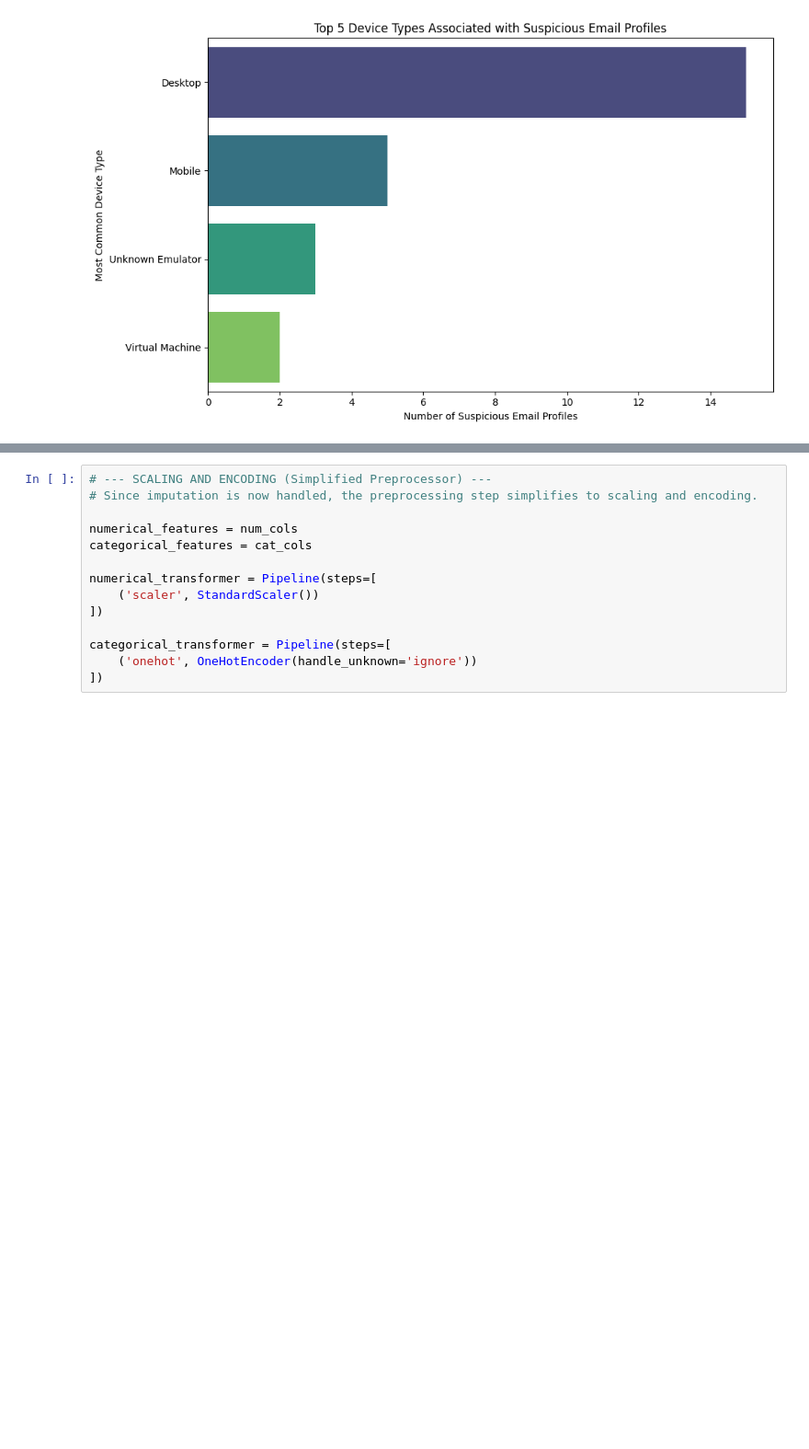
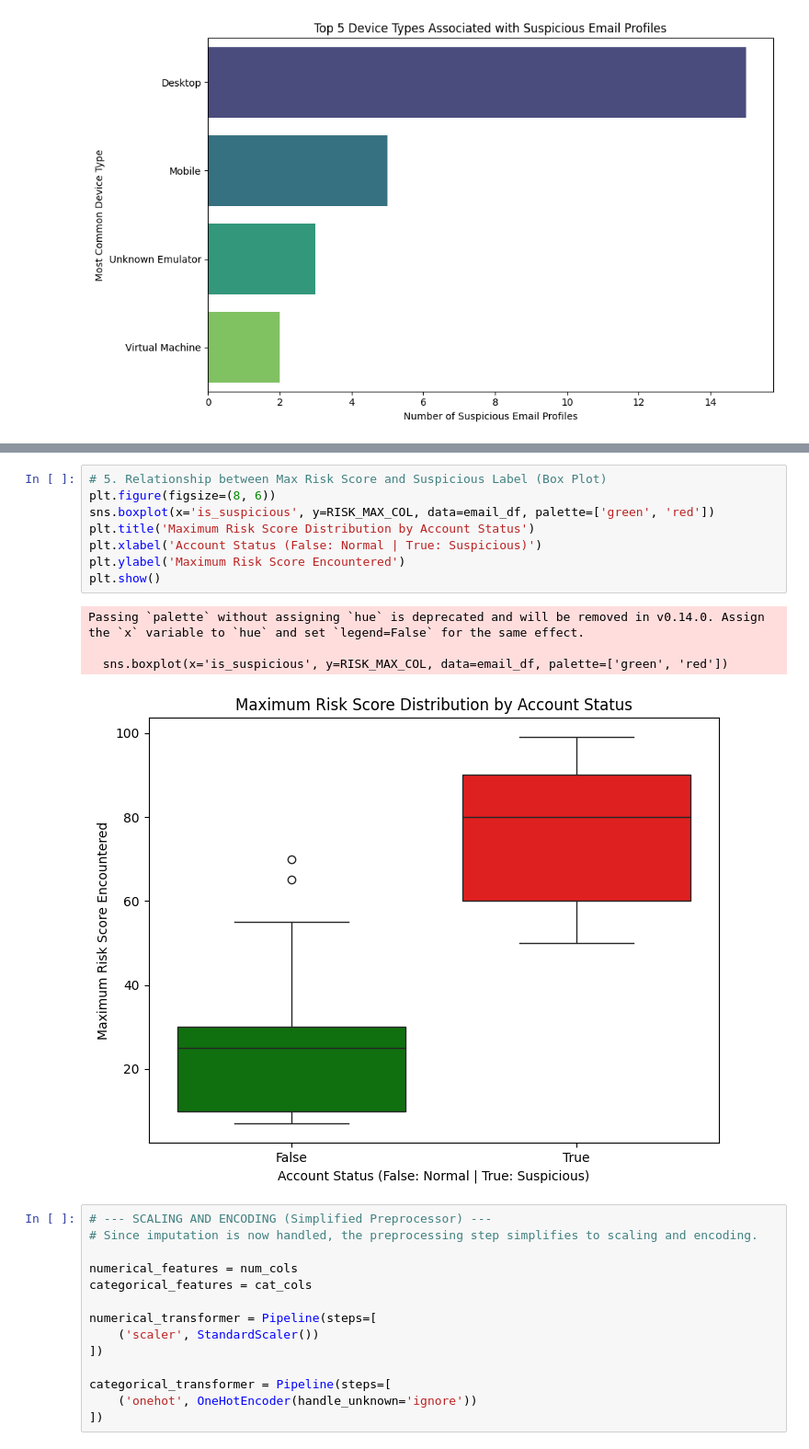
Before and after one commit to stevenchua/api-anomaly, a Jupyter notebook: api_anomaly.ipynb, the cells around one changed output, grey strips where cells are left out. Shown at 92% size. Saved outputs shown, nothing was run; the diff lists cells and outputs as text; blank space fills up the shorter version.

```diff
--- a/api_anomaly.ipynb
+++ b/api_anomaly.ipynb
@@ -242,3 +255,16 @@ Passing `palette` without assigning `hue` is deprecated and will be removed in v
+# %%
+# 5. Relationship between Max Risk Score and Suspicious Label (Box Plot)
+plt.figure(figsize=(8, 6))
+sns.boxplot(x='is_suspicious', y=RISK_MAX_COL, data=email_df, palette=['green', 'red'])
+plt.title('Maximum Risk Score Distribution by Account Status')
+plt.xlabel('Account Status (False: Normal | True: Suspicious)')
+plt.ylabel('Maximum Risk Score Encountered')
+plt.show()
+# %% [output]
+Passing `palette` without assigning `hue` is deprecated and will be removed in v0.14.0. Assign the `x` variable to `hue` and set `legend=False` for the same effect.
+
+  sns.boxplot(x='is_suspicious', y=RISK_MAX_COL, data=email_df, palette=['green', 'red'])
+[figure, added]
 # %%
 # --- SCALING AND ENCODING (Simplified Preprocessor) ---
 # Since imputation is now handled, the preprocessing step simplifies to scaling and encoding.
```
Also changed, not shown: parts of 1 cell of this notebook.
